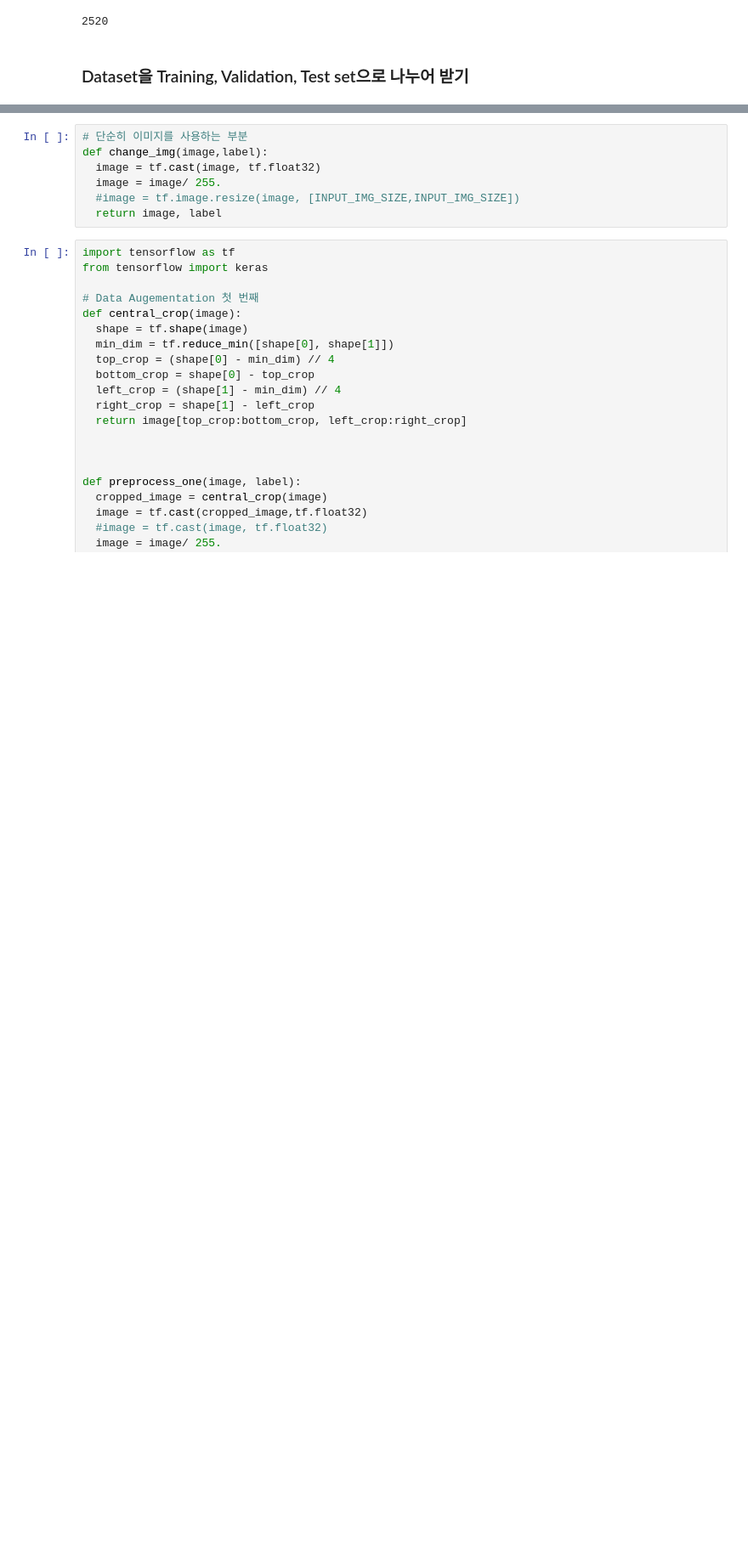
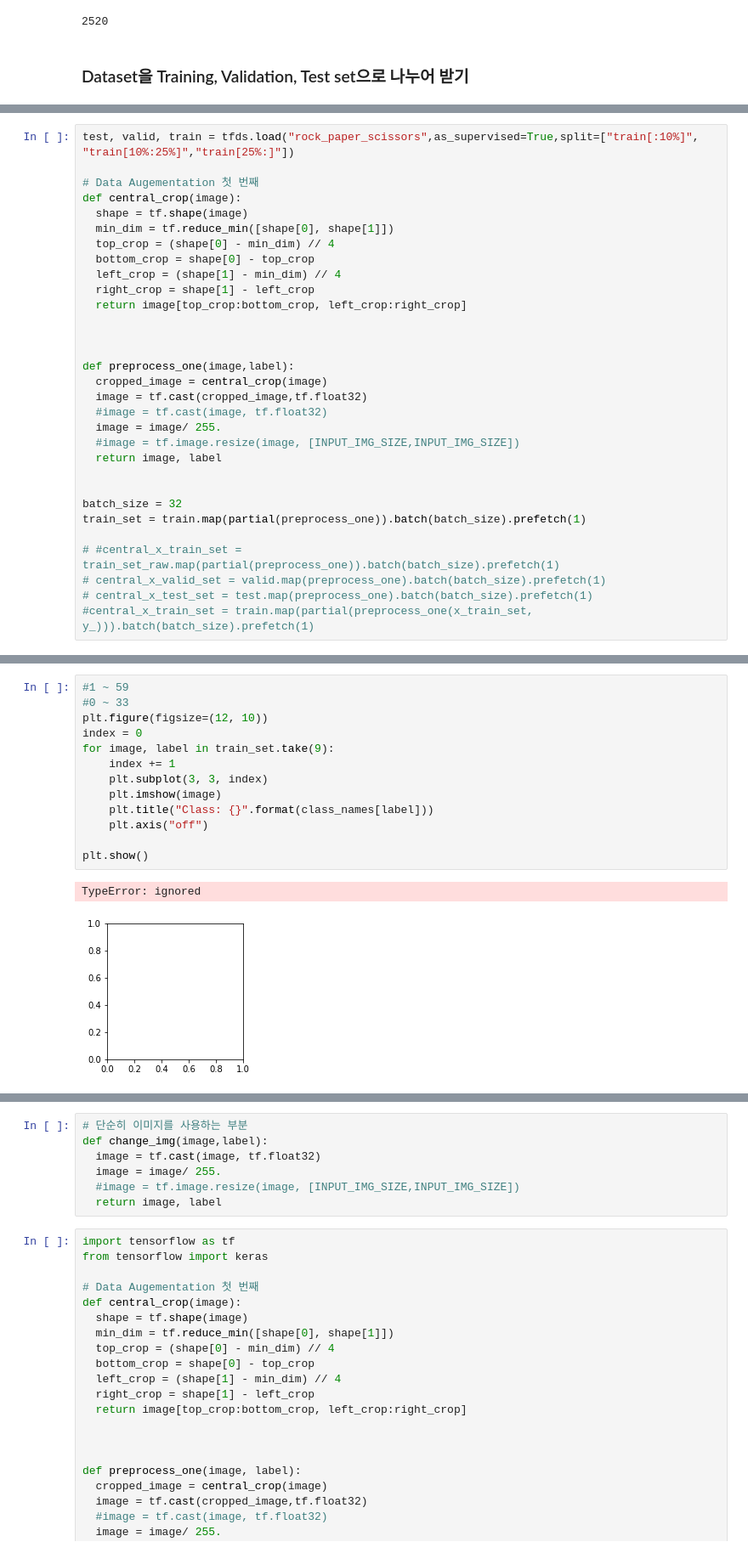
Before and after one commit to lungnahahd/ML_Prac, a Jupyter notebook: Rock_Paper_Scissors.ipynb, the cells around one changed output, grey strips where cells are left out. Shown at 85% size. Saved outputs shown, nothing was run; the diff lists cells and outputs as text; blank space fills up the shorter version.

```diff
--- a/Rock_Paper_Scissors.ipynb
+++ b/Rock_Paper_Scissors.ipynb
@@ -50,0 +144,31 @@ Dataset rock_paper_scissors downloaded and prepared to /root/tensorflow_datasets
+# %%
+test, valid, train = tfds.load("rock_paper_scissors",as_supervised=True,split=["train[:10%]", "train[10%:25%]","train[25%:]"])
+
+# Data Augementation 첫 번째
+def central_crop(image):
+  shape = tf.shape(image)
+  min_dim = tf.reduce_min([shape[0], shape[1]])
+  top_crop = (shape[0] - min_dim) // 4
+  bottom_crop = shape[0] - top_crop
+  left_crop = (shape[1] - min_dim) // 4
+  right_crop = shape[1] - left_crop
+  return image[top_crop:bottom_crop, left_crop:right_crop]
+
+
+
+def preprocess_one(image,label):
+  cropped_image = central_crop(image)
+  image = tf.cast(cropped_image,tf.float32)
+  #image = tf.cast(image, tf.float32)
+  image = image/ 255.
+  #image = tf.image.resize(image, [INPUT_IMG_SIZE,INPUT_IMG_SIZE])
+  return image, label
+
+
+batch_size = 32
+train_set = train.map(partial(preprocess_one)).batch(batch_size).prefetch(1)
+
+# #central_x_train_set = train_set_raw.map(partial(preprocess_one)).batch(batch_size).prefetch(1)
+# central_x_valid_set = valid.map(preprocess_one).batch(batch_size).prefetch(1)
+# central_x_test_set = test.map(preprocess_one).batch(batch_size).prefetch(1)
+#central_x_train_set = train.map(partial(preprocess_one(x_train_set, y_))).batch(batch_size).prefetch(1)
@@ -51,3 +219,19 @@ Dataset rock_paper_scissors downloaded and prepared to /root/tensorflow_datasets
+# %%
+#1 ~ 59
+#0 ~ 33
+plt.figure(figsize=(12, 10))
+index = 0
+for image, label in train_set.take(9):
+    index += 1
+    plt.subplot(3, 3, index)
+    plt.imshow(image)
+    plt.title("Class: {}".format(class_names[label]))
+    plt.axis("off")
+
+plt.show()
+# %% [output]
+TypeError: ignored
+[figure, added]
 # %%
 import tensorflow as tf
 from tensorflow import keras
```
Also changed, not shown: parts of 19 cells of this notebook.
